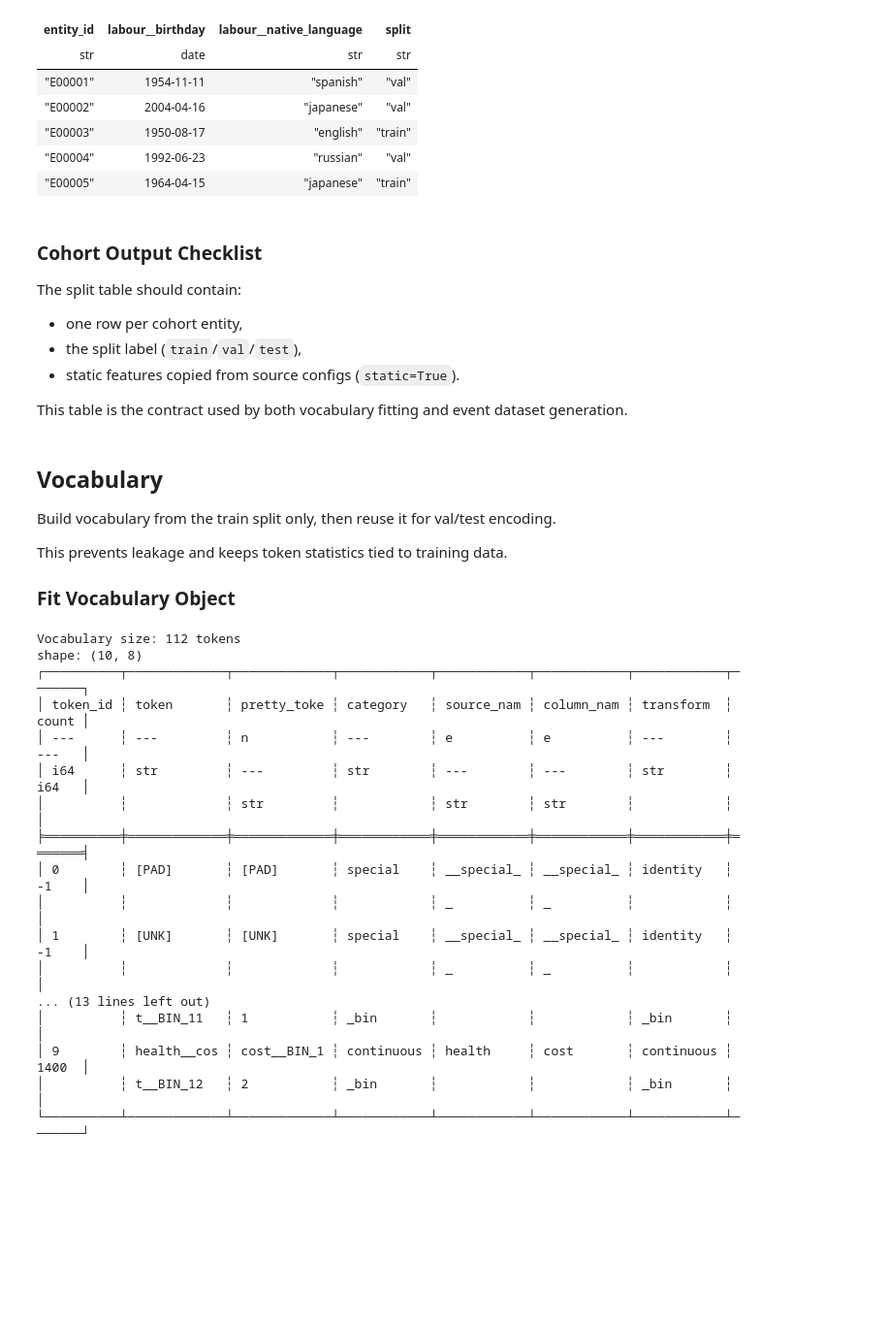
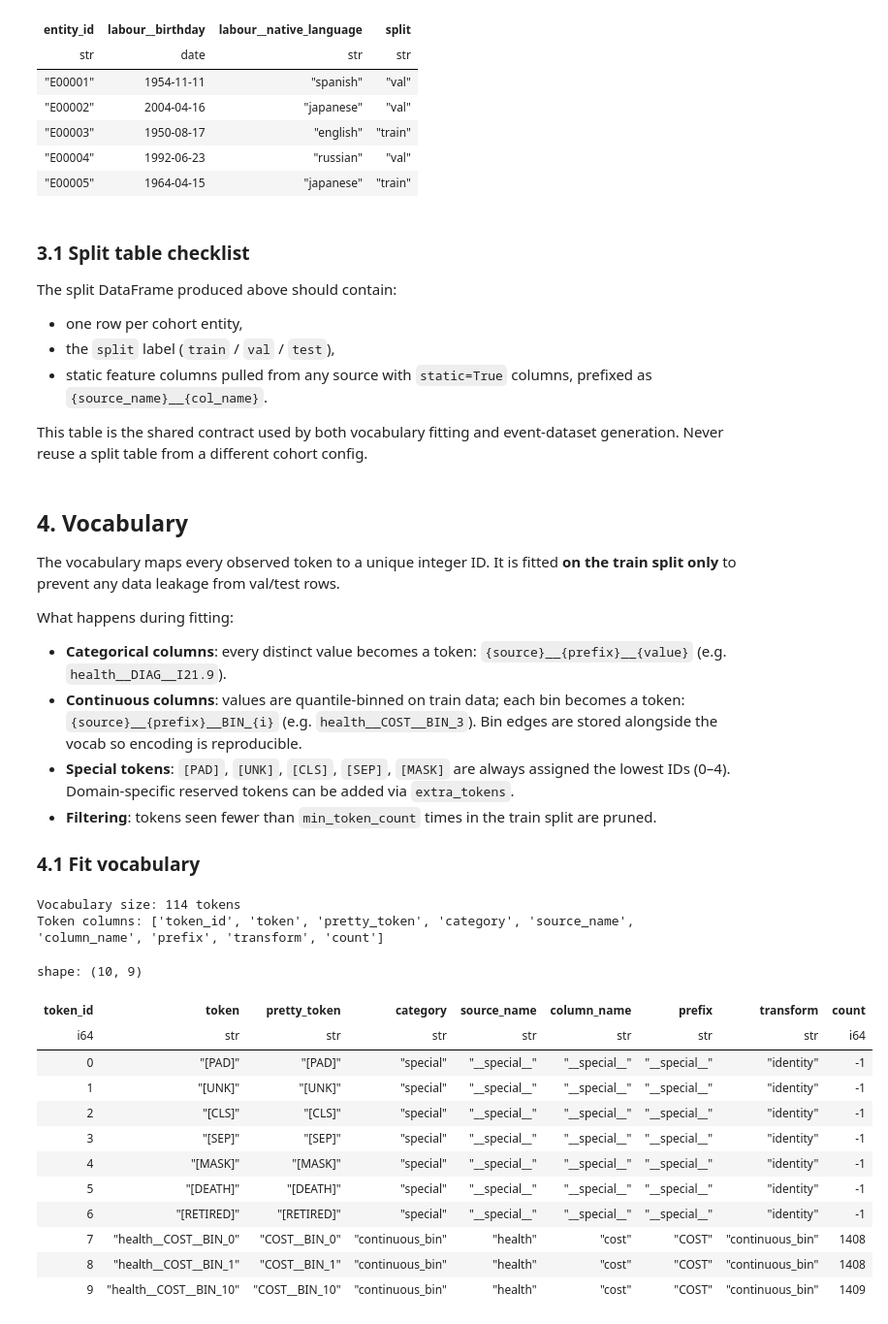
Before and after one commit to carlomarxdk/tab2seq, a Jupyter notebook: examples/synthetic_source.ipynb, the cells around one changed output. Shown at 97% size. Saved outputs shown, nothing was run; the diff lists cells and outputs as text; code cells hidden in the pictures; blank space fills up the shorter version.

Commit message:
Improved tokenization

```diff
--- a/examples/synthetic_source.ipynb
+++ b/examples/synthetic_source.ipynb
@@ -293,56 +298,58 @@ shape: (5, 4)
 | "E00004" | 1992-06-23 | "russian" | "val" |
 | "E00005" | 1964-04-15 | "japanese" | "train" |
 # %% [markdown]
-### Cohort Output Checklist
+### 3.1 Split table checklist
 
-The split table should contain:
+The split DataFrame produced above should contain:
 - one row per cohort entity,
-- the split label (`train`/`val`/`test`),
-- static features copied from source configs (`static=True`).
+- the `split` label (`train` / `val` / `test`),
+- static feature columns pulled from any source with `static=True` columns, prefixed as `{source_name}__{col_name}`.
 
-This table is the contract used by both vocabulary fitting and event dataset generation.
+This table is the shared contract used by both vocabulary fitting and event-dataset generation. Never reuse a split table from a different cohort config.
 # %% [markdown]
-## Vocabulary
+## 4. Vocabulary
 
-Build vocabulary from the train split only, then reuse it for val/test encoding.
+The vocabulary maps every observed token to a unique integer ID. It is fitted **on the train split only** to prevent any data leakage from val/test rows.
 
-This prevents leakage and keeps token statistics tied to training data.
+What happens during fitting:
+- **Categorical columns**: every distinct value becomes a token: `{source}__{prefix}__{value}` (e.g. `health__DIAG__I21.9`).
+- **Continuous columns**: values are quantile-binned on train data; each bin becomes a token: `{source}__{prefix}__BIN_{i}` (e.g. `health__COST__BIN_3`). Bin edges are stored alongside the vocab so encoding is reproducible.
+- **Special tokens**:  `[PAD]`, `[UNK]`, `[CLS]`, `[SEP]`, `[MASK]` are always assigned the lowest IDs (0–4). Domain-specific reserved tokens can be added via `extra_tokens`.
+- **Filtering**: tokens seen fewer than `min_token_count` times in the train split are pruned.
 
-### Fit Vocabulary Object
+### 4.1 Fit vocabulary
 # %%
-## Continue from the cohort built in the previous section
 from tab2seq.tokenization import Vocabulary, VocabularyConfig
-
 
 vocab = Vocabulary(
     config=VocabularyConfig(
         max_vocab_size=50_000,
-        min_token_count=5,   # prune tokens seen < 5 times in train split
-        special_tokens=["[PAD]", "[UNK]", "[CLS]", "[SEP]", "[MASK]"],
+        min_token_count=5,       # prune tokens seen < 5 times in the train split
+        # Standard special tokens [PAD]=0 [UNK]=1 [CLS]=2 [SEP]=3 [MASK]=4 are defaults.
+        # Add domain-specific reserved tokens that should always be in the vocab:
+        extra_tokens=["[DEATH]", "[RETIRED]"],
     )
 )
 
-# cohort is assumed to be a pre-built Cohort object (would only use the train split)
-vocab_df = vocab.fit_from_cohort_train(cohort)  # type: ignore[name-defined]  # noqa: F821
+vocab_df = vocab.fit_from_cohort_train(cohort, split_config=split_cfg)
 
 print(f"Vocabulary size: {vocab_df.height} tokens")
-print(vocab_df.head(10))
+print(f"Token columns: {vocab_df.columns}")
+vocab_df.head(10)
 # %% [output]
-Vocabulary size: 112 tokens
-shape: (10, 8)
-┌──────────┬─────────────┬─────────────┬────────────┬────────────┬────────────┬────────────┬───────┐
-│ token_id ┆ token       ┆ pretty_toke ┆ category   ┆ source_nam ┆ column_nam ┆ transform  ┆ count │
-│ ---      ┆ ---         ┆ n           ┆ ---        ┆ e          ┆ e          ┆ ---        ┆ ---   │
-│ i64      ┆ str         ┆ ---         ┆ str        ┆ ---        ┆ ---        ┆ str        ┆ i64   │
-│          ┆             ┆ str         ┆            ┆ str        ┆ str        ┆            ┆       │
-╞══════════╪═════════════╪═════════════╪════════════╪════════════╪════════════╪════════════╪═══════╡
-│ 0        ┆ [PAD]       ┆ [PAD]       ┆ special    ┆ __special_ ┆ __special_ ┆ identity   ┆ -1    │
-│          ┆             ┆             ┆            ┆ _          ┆ _          ┆            ┆       │
-│ 1        ┆ [UNK]       ┆ [UNK]       ┆ special    ┆ __special_ ┆ __special_ ┆ identity   ┆ -1    │
-│          ┆             ┆             ┆            ┆ _          ┆ _          ┆            ┆       │
-... (13 lines left out)
-│          ┆ t__BIN_11   ┆ 1           ┆ _bin       ┆            ┆            ┆ _bin       ┆       │
-│ 9        ┆ health__cos ┆ cost__BIN_1 ┆ continuous ┆ health     ┆ cost       ┆ continuous ┆ 1400  │
-│          ┆ t__BIN_12   ┆ 2           ┆ _bin       ┆            ┆            ┆ _bin       ┆       │
-└──────────┴─────────────┴─────────────┴────────────┴────────────┴────────────┴────────────┴───────┘
+Vocabulary size: 114 tokens
+Token columns: ['token_id', 'token', 'pretty_token', 'category', 'source_name', 'column_name', 'prefix', 'transform', 'count']
+shape: (10, 9)
+| token_id | token | pretty_token | category | source_name | column_name | prefix | transform | count |
+| i64 | str | str | str | str | str | str | str | i64 |
+| 0 | "[PAD]" | "[PAD]" | "special" | "__special__" | "__special__" | "__special__" | "identity" | -1 |
+| 1 | "[UNK]" | "[UNK]" | "special" | "__special__" | "__special__" | "__special__" | "identity" | -1 |
+| 2 | "[CLS]" | "[CLS]" | "special" | "__special__" | "__special__" | "__special__" | "identity" | -1 |
+| 3 | "[SEP]" | "[SEP]" | "special" | "__special__" | "__special__" | "__special__" | "identity" | -1 |
+| 4 | "[MASK]" | "[MASK]" | "special" | "__special__" | "__special__" | "__special__" | "identity" | -1 |
+| 5 | "[DEATH]" | "[DEATH]" | "special" | "__special__" | "__special__" | "__special__" | "identity" | -1 |
+| 6 | "[RETIRED]" | "[RETIRED]" | "special" | "__special__" | "__special__" | "__special__" | "identity" | -1 |
+| 7 | "health__COST__BIN_0" | "COST__BIN_0" | "continuous_bin" | "health" | "cost" | "COST" | "continuous_bin" | 1408 |
+| 8 | "health__COST__BIN_1" | "COST__BIN_1" | "continuous_bin" | "health" | "cost" | "COST" | "continuous_bin" | 1408 |
+| 9 | "health__COST__BIN_10" | "COST__BIN_10" | "continuous_bin" | "health" | "cost" | "COST" | "continuous_bin" | 1409 |
 # %% [markdown]
```
Also changed, not shown: parts of 27 cells of this notebook, 17 other files.
